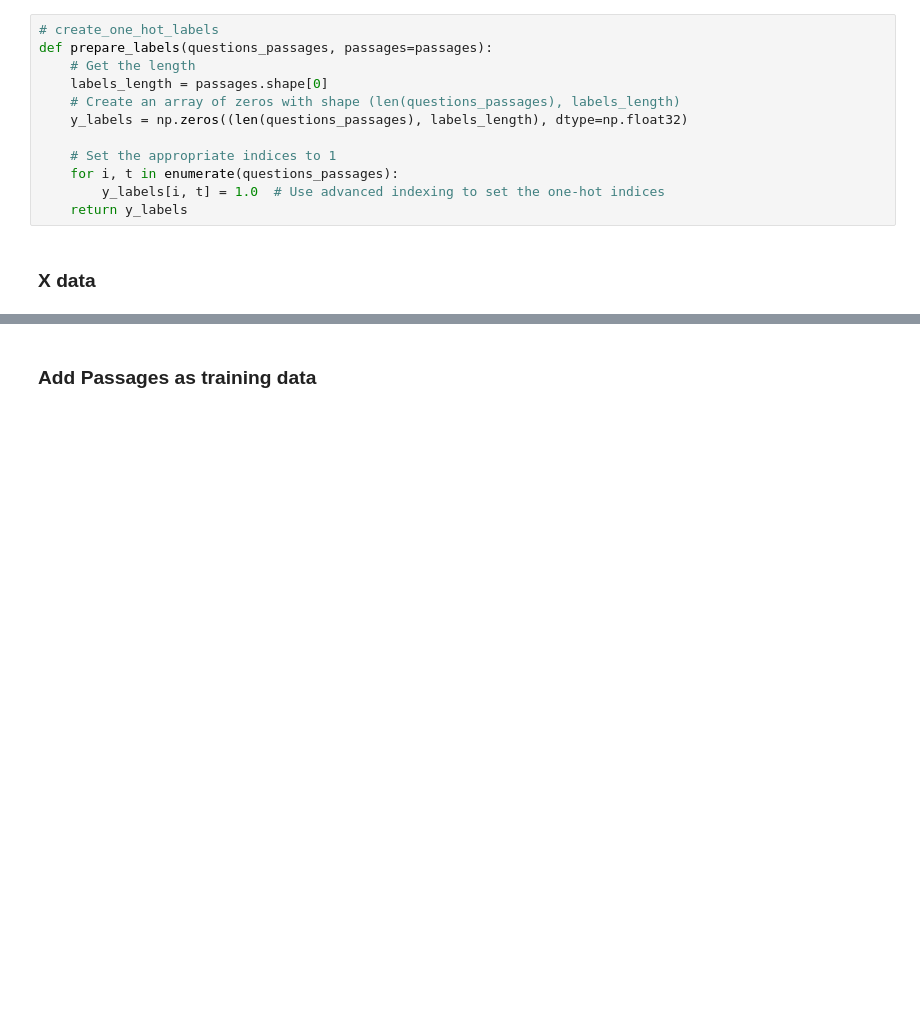
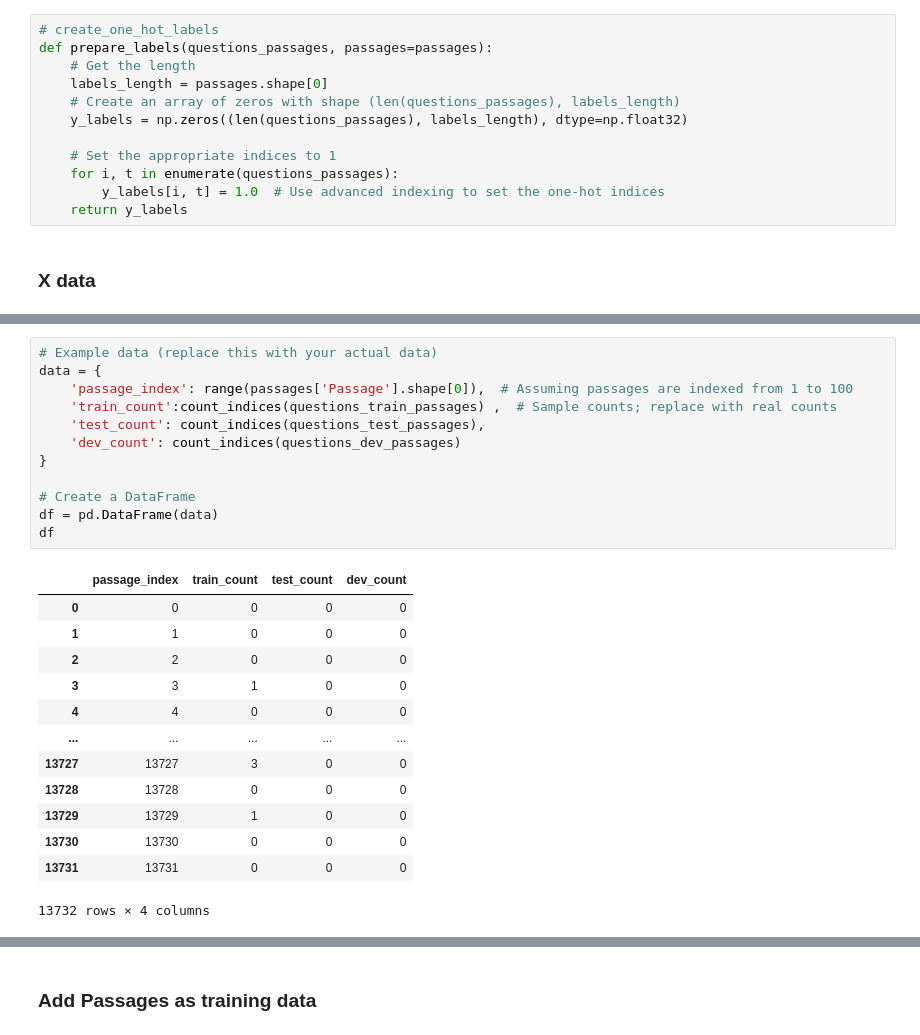
Before and after one commit to davidsequera/LegalRanker, a Jupyter notebook: main.ipynb, the cells around one changed output, grey strips where cells are left out. Cells and saved outputs as stored; diff of their text form; blank space fills up the shorter version.

```diff
--- a/main.ipynb
+++ b/main.ipynb
@@ -347,0 +359,26 @@ questions_texts, questions_passages = prepare_questions(questions,id_casting ,id
+# %%
+# Example data (replace this with your actual data)
+data = {
+    'passage_index': range(passages['Passage'].shape[0]),  # Assuming passages are indexed from 1 to 100
+    'train_count':count_indices(questions_train_passages) ,  # Sample counts; replace with real counts
+    'test_count': count_indices(questions_test_passages),
+    'dev_count': count_indices(questions_dev_passages)
+}
+
+# Create a DataFrame
+df = pd.DataFrame(data)
+df
+# %% [output]
+|  | passage_index | train_count | test_count | dev_count |
+| 0 | 0 | 0 | 0 | 0 |
+| 1 | 1 | 0 | 0 | 0 |
+| 2 | 2 | 0 | 0 | 0 |
+| 3 | 3 | 1 | 0 | 0 |
+| 4 | 4 | 0 | 0 | 0 |
+| ... | ... | ... | ... | ... |
+| 13727 | 13727 | 3 | 0 | 0 |
+| 13728 | 13728 | 0 | 0 | 0 |
+| 13729 | 13729 | 1 | 0 | 0 |
+| 13730 | 13730 | 0 | 0 | 0 |
+| 13731 | 13731 | 0 | 0 | 0 |
+13732 rows × 4 columns
```
Also changed, not shown: parts of 23 cells of this notebook, 1 other file.
